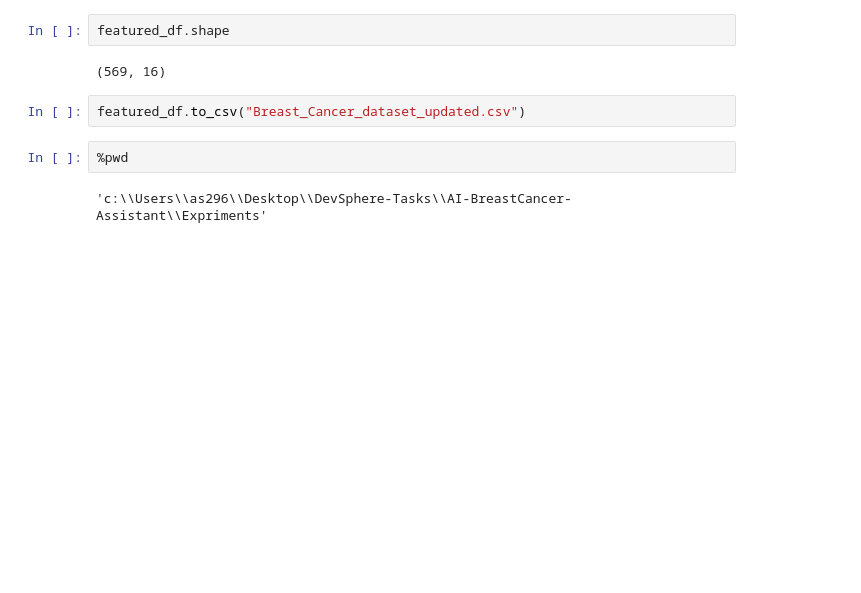
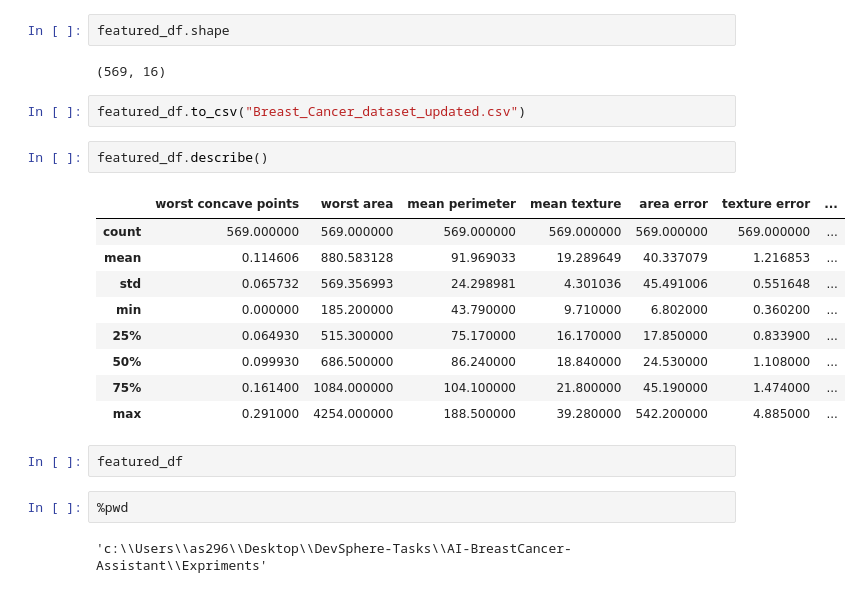
Before and after one commit to DataScienceWithAsif/AI-BreastCancer-Assistant, a Jupyter notebook: Expriments/Breast_Cancer_Classification_with_NN.ipynb, the cells around one changed output. Drawn from its saved outputs; the diff is of its cells as text; blank space fills up the shorter version.

```diff
--- a/Expriments/Breast_Cancer_Classification_with_NN.ipynb
+++ b/Expriments/Breast_Cancer_Classification_with_NN.ipynb
@@ -430,6 +430,20 @@ featured_df.shape
 (569, 16)
 # %%
 featured_df.to_csv("Breast_Cancer_dataset_updated.csv")
+# %%
+featured_df.describe()
+# %% [output]
+|  | worst concave points | worst area | mean perimeter | mean texture | area error | texture error | ... |
+| count | 569.000000 | 569.000000 | 569.000000 | 569.000000 | 569.000000 | 569.000000 | ... |
+| mean | 0.114606 | 880.583128 | 91.969033 | 19.289649 | 40.337079 | 1.216853 | ... |
+| std | 0.065732 | 569.356993 | 24.298981 | 4.301036 | 45.491006 | 0.551648 | ... |
+| min | 0.000000 | 185.200000 | 43.790000 | 9.710000 | 6.802000 | 0.360200 | ... |
+| 25% | 0.064930 | 515.300000 | 75.170000 | 16.170000 | 17.850000 | 0.833900 | ... |
+| 50% | 0.099930 | 686.500000 | 86.240000 | 18.840000 | 24.530000 | 1.108000 | ... |
+| 75% | 0.161400 | 1084.000000 | 104.100000 | 21.800000 | 45.190000 | 1.474000 | ... |
+| max | 0.291000 | 4254.000000 | 188.500000 | 39.280000 | 542.200000 | 4.885000 | ... |
+# %%
+featured_df
 # %%
 %pwd
 # %% [output]
```
Also changed, not shown: parts of 5 cells of this notebook, 4 other files.
